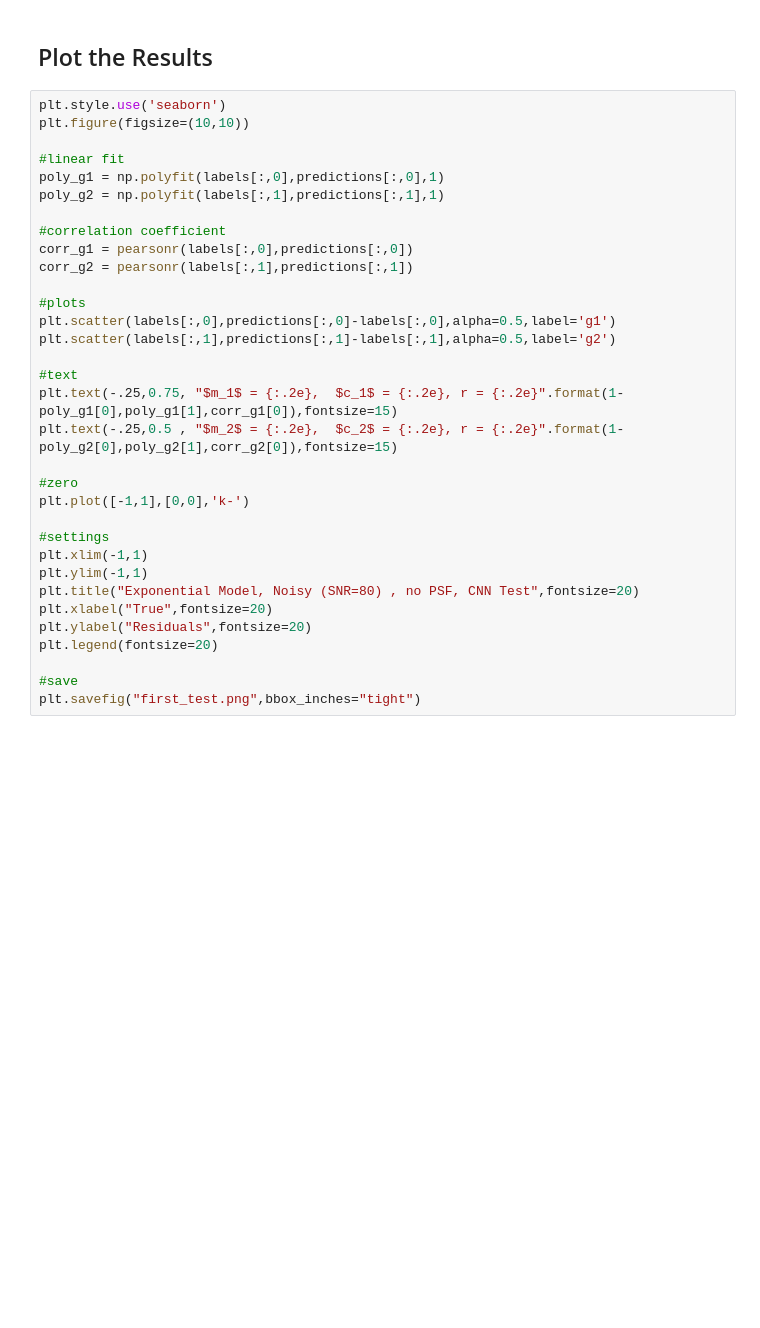
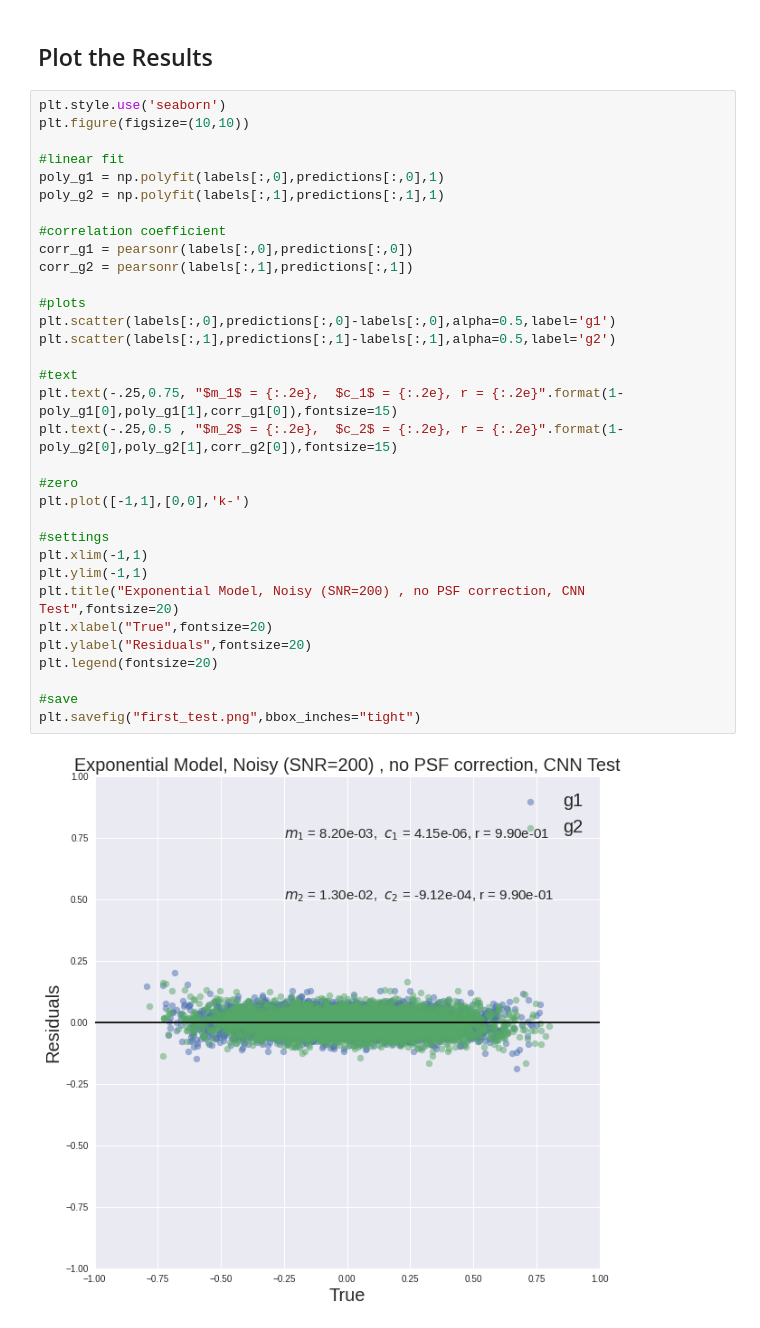
Before and after one commit to CosmoStat/LearnR, a Jupyter notebook: notebooks/ELoss_testing.ipynb, the cells around one changed output. Drawn from its saved outputs; the diff is of its cells as text; blank space fills up the shorter version.

```diff
--- a/notebooks/ELoss_testing.ipynb
+++ b/notebooks/ELoss_testing.ipynb
@@ -166,31 +172,33 @@ plt.style.use('seaborn')
 plt.figure(figsize=(10,10))
 
 #linear fit
 poly_g1 = np.polyfit(labels[:,0],predictions[:,0],1)
 poly_g2 = np.polyfit(labels[:,1],predictions[:,1],1)
 
 #correlation coefficient
 corr_g1 = pearsonr(labels[:,0],predictions[:,0])
 corr_g2 = pearsonr(labels[:,1],predictions[:,1])
 
 #plots
 plt.scatter(labels[:,0],predictions[:,0]-labels[:,0],alpha=0.5,label='g1')
 plt.scatter(labels[:,1],predictions[:,1]-labels[:,1],alpha=0.5,label='g2')
 
 #text
 plt.text(-.25,0.75, "$m_1$ = {:.2e},  $c_1$ = {:.2e}, r = {:.2e}".format(1-poly_g1[0],poly_g1[1],corr_g1[0]),fontsize=15)
 plt.text(-.25,0.5 , "$m_2$ = {:.2e},  $c_2$ = {:.2e}, r = {:.2e}".format(1-poly_g2[0],poly_g2[1],corr_g2[0]),fontsize=15)
 
 #zero
 plt.plot([-1,1],[0,0],'k-')
 
 #settings
 plt.xlim(-1,1)
 plt.ylim(-1,1)
-plt.title("Exponential Model, Noisy (SNR=80) , no PSF, CNN Test",fontsize=20)
+plt.title("Exponential Model, Noisy (SNR=200) , no PSF correction, CNN Test",fontsize=20)
 plt.xlabel("True",fontsize=20)
 plt.ylabel("Residuals",fontsize=20)
 plt.legend(fontsize=20)
 
 #save
 plt.savefig("first_test.png",bbox_inches="tight")
+# %% [output]
+[figure, added]
```
Also changed, not shown: parts of 3 cells of this notebook, 4 other files.
